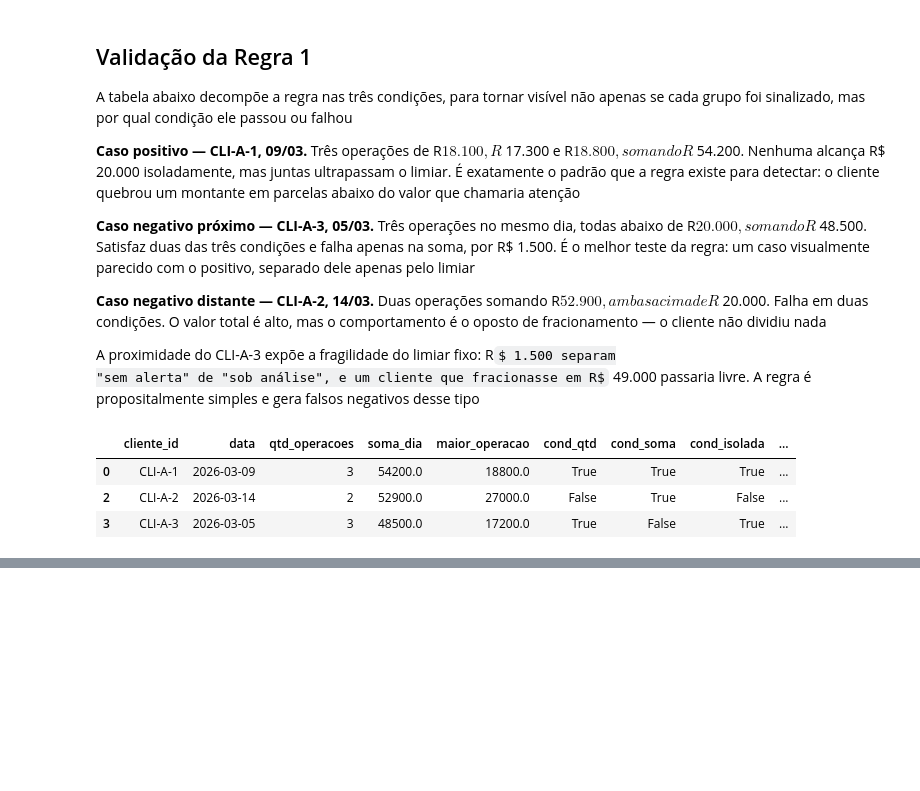
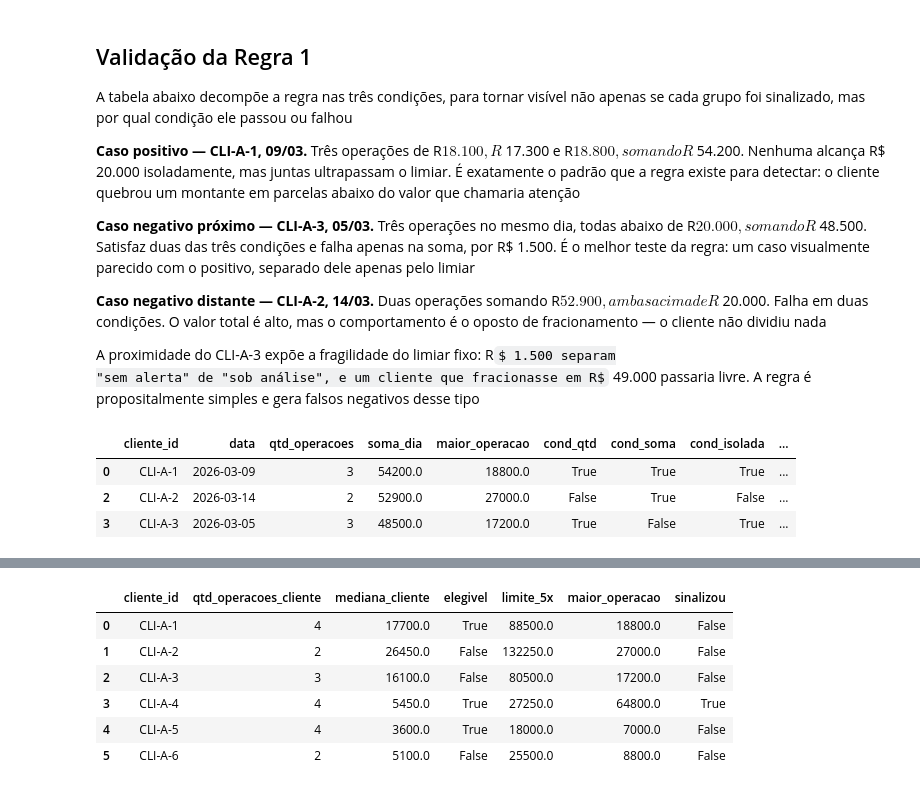
Before and after one commit to Guimaaz/Case, a Jupyter notebook: nivel_1/nivel_1.ipynb, the cells around one changed output, grey strips where cells are left out. Drawn from its saved outputs; the diff is of its cells as text; code cells hidden in the pictures; some formulas as TeX source; blank space fills up the shorter version.

Commit message:
feat: analise com LLM, saida validada e valida regra 2

```diff
--- a/nivel_1/nivel_1.ipynb
+++ b/nivel_1/nivel_1.ipynb
@@ -412,0 +439,20 @@ comparacao[[
+# %%
+validacao_r2 = perfil_cliente.copy()
+validacao_r2["elegivel"] = validacao_r2["qtd_operacoes_cliente"] >= MIN_OPERACOES_CLIENTE
+validacao_r2["limite_5x"] = (MULTIPLICADOR_MEDIANA * validacao_r2["mediana_cliente"]).round(2)
+validacao_r2["maior_operacao"] = validacao_r2["cliente_id"].map(
+    df.groupby("cliente_id")["valor_brl"].max()
+)
+validacao_r2["sinalizou"] = validacao_r2["cliente_id"].map(
+    df.groupby("cliente_id")["flag_valor_atipico"].any()
+)
+
+validacao_r2
+# %% [output]
+|  | cliente_id | qtd_operacoes_cliente | mediana_cliente | elegivel | limite_5x | maior_operacao | sinalizou |
+| 0 | CLI-A-1 | 4 | 17700.0 | True | 88500.0 | 18800.0 | False |
+| 1 | CLI-A-2 | 2 | 26450.0 | False | 132250.0 | 27000.0 | False |
+| 2 | CLI-A-3 | 3 | 16100.0 | False | 80500.0 | 17200.0 | False |
+| 3 | CLI-A-4 | 4 | 5450.0 | True | 27250.0 | 64800.0 | True |
+| 4 | CLI-A-5 | 4 | 3600.0 | True | 18000.0 | 7000.0 | False |
+| 5 | CLI-A-6 | 2 | 5100.0 | False | 25500.0 | 8800.0 | False |
```
Also changed, not shown: parts of 10 cells of this notebook.
